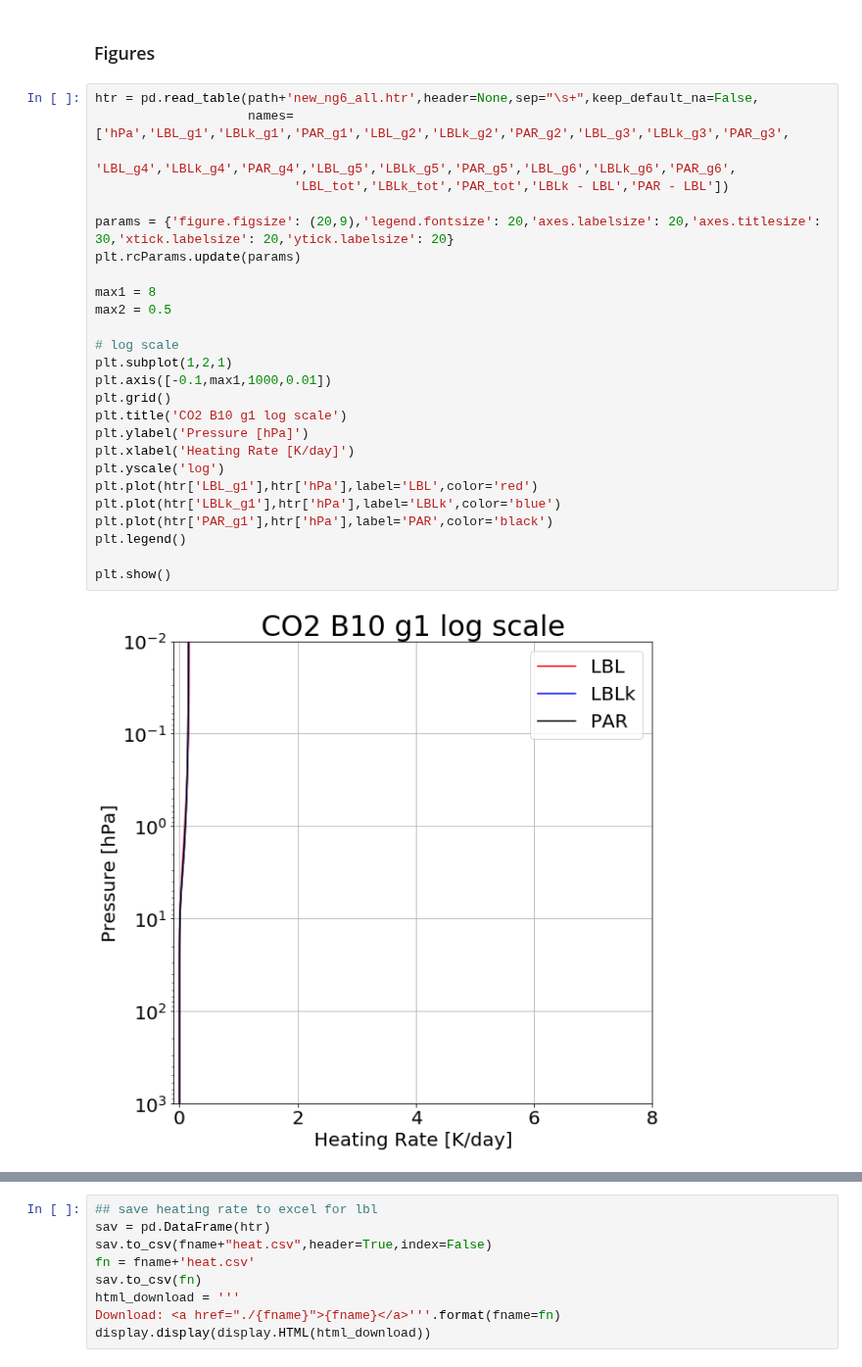
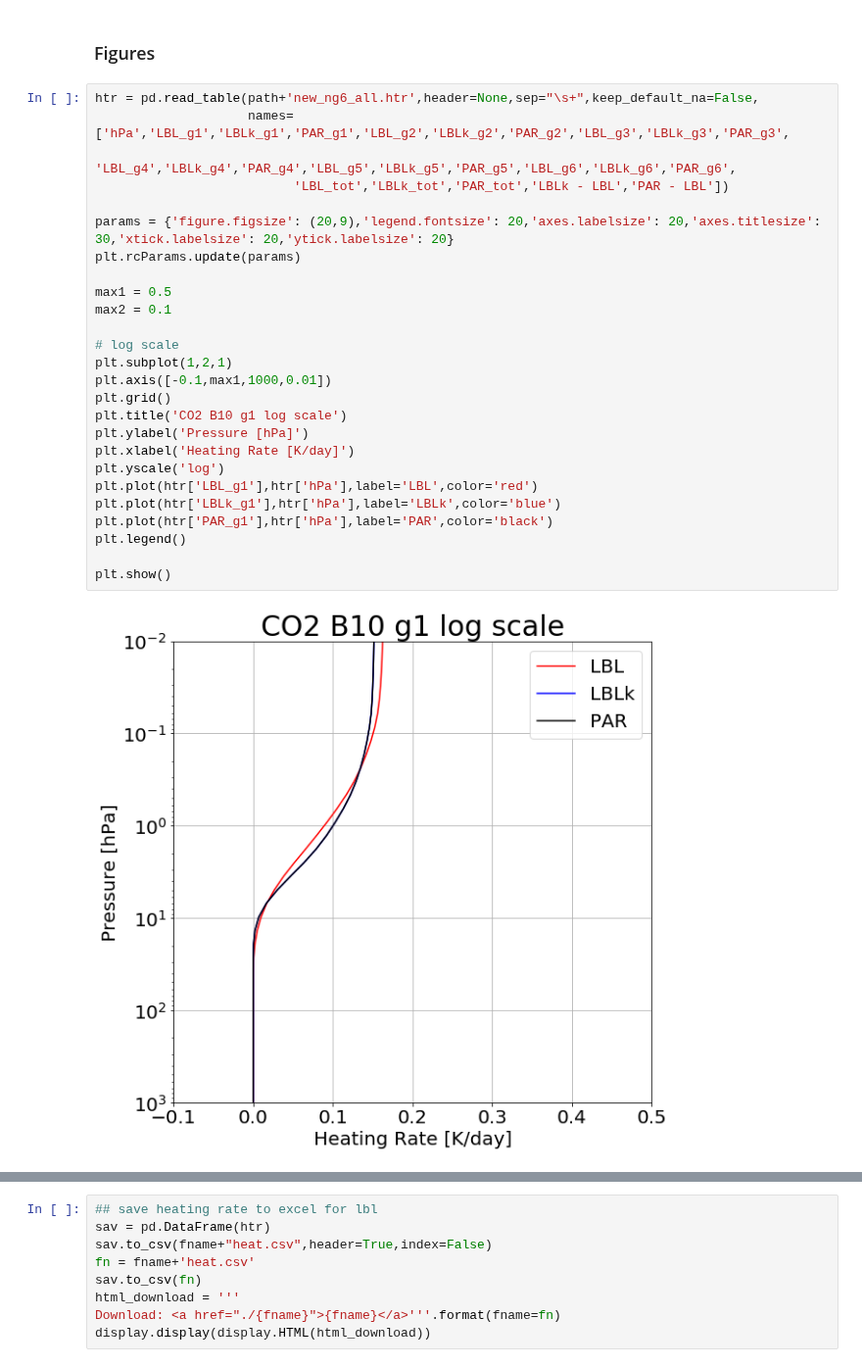
Before and after one commit to kimbuyo/Radiation_SW, a Jupyter notebook: Param/CO2/B10/190213_Result/CO2x1/CO2_B10_cosz1.0_mls75_result.ipynb, the cells around one changed output, grey strips where cells are left out. Shown at 98% size. Saved outputs shown, nothing was run; the diff lists cells and outputs as text.

```diff
--- a/Param/CO2/B10/190213_Result/CO2x1/CO2_B10_cosz1.0_mls75_result.ipynb
+++ b/Param/CO2/B10/190213_Result/CO2x1/CO2_B10_cosz1.0_mls75_result.ipynb
@@ -71,31 +71,31 @@ Download: CO2_B10_cosz1.0_mls75_flux.csv
 # %%
 htr = pd.read_table(path+'new_ng6_all.htr',header=None,sep="\s+",keep_default_na=False,
                     names=['hPa','LBL_g1','LBLk_g1','PAR_g1','LBL_g2','LBLk_g2','PAR_g2','LBL_g3','LBLk_g3','PAR_g3',
                           'LBL_g4','LBLk_g4','PAR_g4','LBL_g5','LBLk_g5','PAR_g5','LBL_g6','LBLk_g6','PAR_g6',
                           'LBL_tot','LBLk_tot','PAR_tot','LBLk - LBL','PAR - LBL'])
 
 params = {'figure.figsize': (20,9),'legend.fontsize': 20,'axes.labelsize': 20,'axes.titlesize': 30,'xtick.labelsize': 20,'ytick.labelsize': 20}
 plt.rcParams.update(params)
 
-max1 = 8
-max2 = 0.5
+max1 = 0.5
+max2 = 0.1
 
 # log scale
 plt.subplot(1,2,1)
 plt.axis([-0.1,max1,1000,0.01])
 plt.grid()
 plt.title('CO2 B10 g1 log scale')
 plt.ylabel('Pressure [hPa]')
 plt.xlabel('Heating Rate [K/day]')
 plt.yscale('log')
 plt.plot(htr['LBL_g1'],htr['hPa'],label='LBL',color='red')
 plt.plot(htr['LBLk_g1'],htr['hPa'],label='LBLk',color='blue')
 plt.plot(htr['PAR_g1'],htr['hPa'],label='PAR',color='black')
 plt.legend()
 
 plt.show()
 # %% [output]
-[figure, old version]
+[figure, new version]
 # %%
 # linear scale
 plt.subplot(1,2,2)
```
Also changed, not shown: parts of 13 cells of this notebook.
